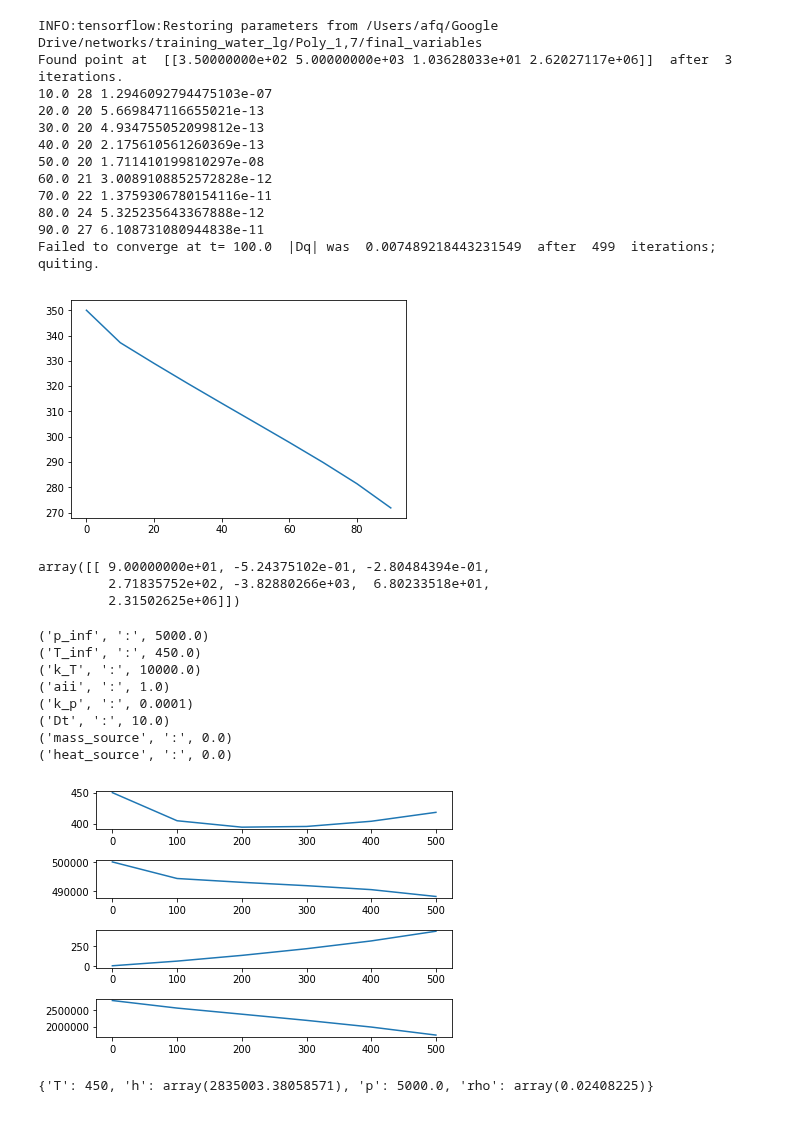
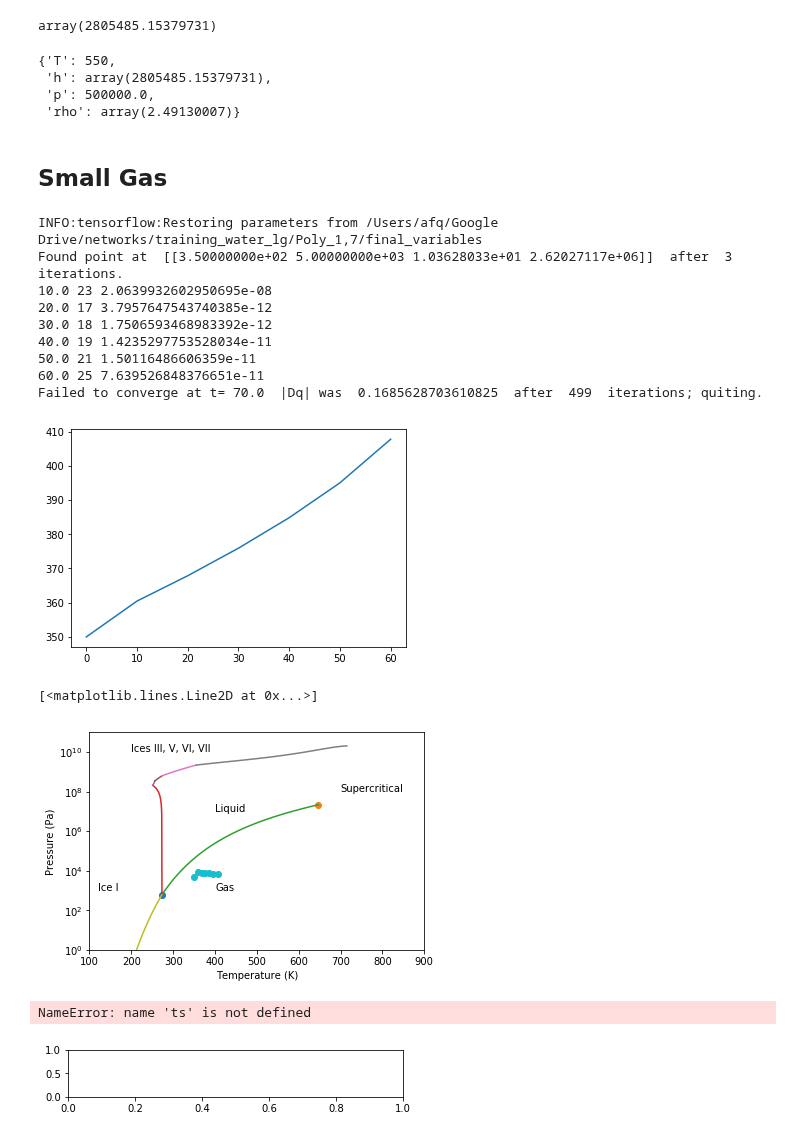
Before and after one commit to afqueiruga/LatentPrimaries, a Jupyter notebook: debugging_one_run.ipynb, the cells around one changed output. Cells and saved outputs as stored; diff of their text form; code cells hidden in the pictures.

```diff
--- a/debugging_one_run.ipynb
+++ b/debugging_one_run.ipynb
@@ -63,38 +76,39 @@ array([[ 5.00000000e+02, -8.04849263e-02,  1.08508468e-02,
+# %%
+iapws97.density_region2(450,5e5)
+iapws97.enthalpy_region2(450,5e5)
+# %% [output]
+array(2805485.15379731)
+# %%
+bt.Hot_Gas.answer
+# %% [output]
+{'T': 550,
+ 'h': array(2805485.15379731),
+ 'p': 500000.0,
+ 'rho': array(2.49130007)}
+# %% [markdown]
+## Small Gas
 # %%
-ts,ls = bt.run_one_simulation('water_lg','Poly_1,7',
+ts_small_gas,ls_small_gas = bt.run_one_simulation('water_lg','Poly_1,7',
                       'Small_Gas',verbose=True)
-plt.plot(ts[:,0],ts[:,3])
+plt.plot(ts_small_gas[:,0],ts_small_gas[:,3])
 plt.show()
-ts[-1:,:]
 # %% [output]
 INFO:tensorflow:Restoring parameters from /Users/afq/Google Drive/networks/training_water_lg/Poly_1,7/final_variables
 Found point at  [[3.50000000e+02 5.00000000e+03 1.03628033e+01 2.62027117e+06]]  after  3  iterations.
-10.0 28 1.2946092794475103e-07
-20.0 20 5.669847116655021e-13
-30.0 20 4.934755052099812e-13
-40.0 20 2.175610561260369e-13
-50.0 20 1.711410199810297e-08
-60.0 21 3.0089108852572828e-12
-70.0 22 1.3759306780154116e-11
-80.0 24 5.325235643367888e-12
-90.0 27 6.108731080944838e-11
-Failed to converge at t= 100.0  |Dq| was  0.007489218443231549  after  499  iterations; quiting.
+10.0 23 2.0639932602950695e-08
+20.0 17 3.7957647543740385e-12
+30.0 18 1.7506593468983392e-12
+40.0 19 1.4235297753528034e-11
+50.0 21 1.50116486606359e-11
+60.0 25 7.639526848376651e-11
+Failed to converge at t= 70.0  |Dq| was  0.1685628703610825  after  499  iterations; quiting.
-[figure, old version]
+[figure, new version]
-array([[ 9.00000000e+01, -5.24375102e-01, -2.80484394e-01,
-         2.71835752e+02, -3.82880266e+03,  6.80233518e+01,
-         2.31502625e+06]])
-# %%
-for k in ls._vars:
-    print(k,":",ls._sess.run(ls._vars[k]))
-# %% [output]
-('p_inf', ':', 5000.0)
-('T_inf', ':', 450.0)
-('k_T', ':', 10000.0)
-('aii', ':', 1.0)
-('k_p', ':', 0.0001)
-('Dt', ':', 10.0)
-('mass_source', ':', 0.0)
-('heat_source', ':', 0.0)
+# %%
+plot_boundaries()
+plt.semilogy(ts_small_gas[:,3],ts_small_gas[:,4],'-o')
+# %% [output]
+[<matplotlib.lines.Line2D at 0x...>]
+[figure, added]
 # %%
 for i in range(4):
     plt.subplot(4,1,i+1)
@@ -102,8 +116,7 @@ for i in range(4):
 plt.tight_layout()
 plt.show()
 # %% [output]
+NameError: name 'ts' is not defined
-[figure, old version]
+[figure, new version]
 # %%
 bt.Small_Gas.answer
-# %% [output]
-{'T': 450, 'h': array(2835003.38058571), 'p': 5000.0, 'rho': array(0.02408225)}
```
Also changed, not shown: parts of 6 cells of this notebook, 1 other file.
